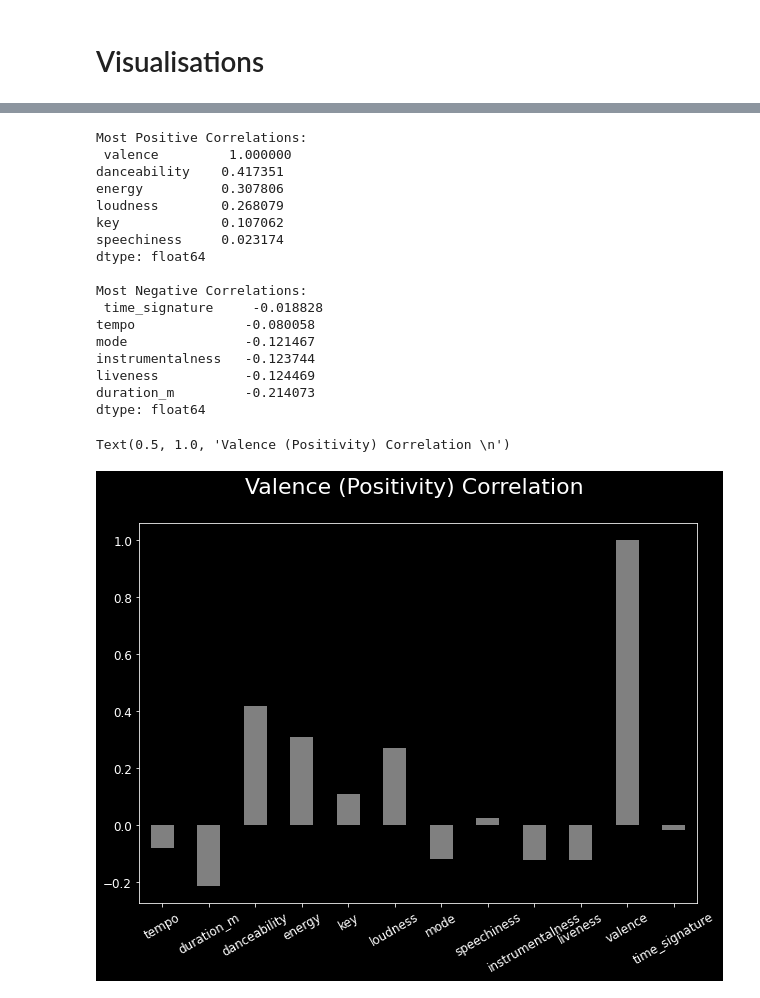
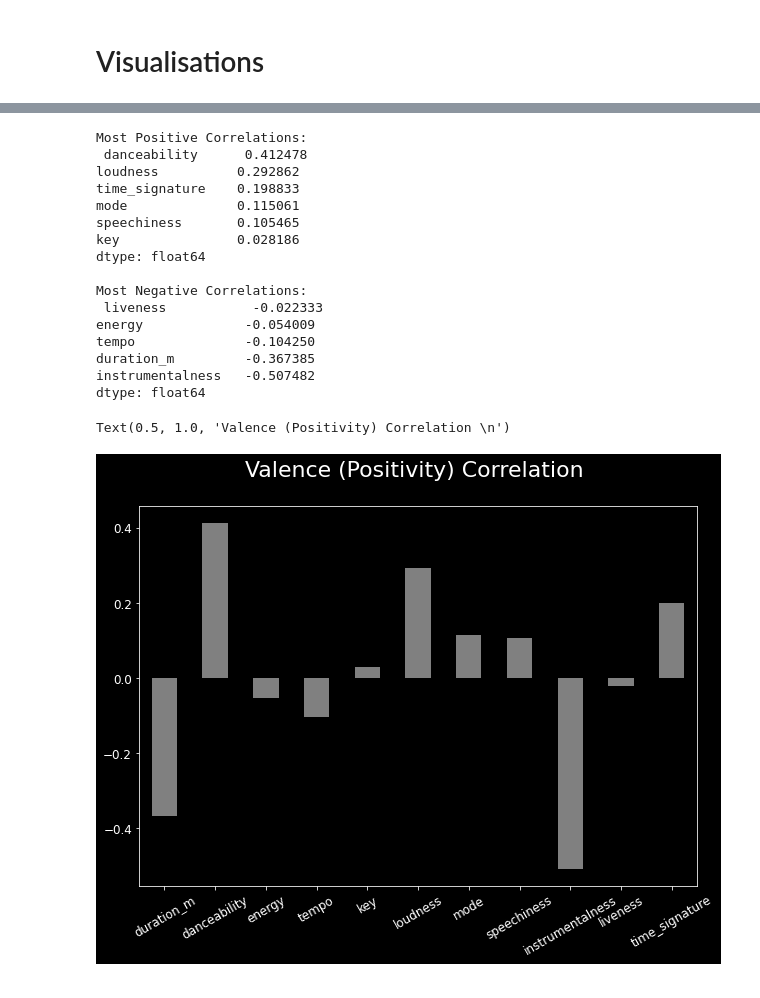
Before and after one commit to deanosmith/SpotifyEDA, a Jupyter notebook: Test.ipynb, the cells around one changed output, grey strips where cells are left out. Cells and saved outputs as stored; diff of their text form; code cells hidden in the pictures.

```diff
--- a/Test.ipynb
+++ b/Test.ipynb
@@ -15,14 +15,21 @@ import seaborn as sb
 import matplotlib.pyplot as mpl
 from spotipy.oauth2 import SpotifyClientCredentials
 # %%
-cid = '5e6fa06773d94f1aac1b0ddb386f638a'
-secret = '286bab21a6e1476da9c8ba2eaa7cdcbb'
+cid = 'client id'
+secret = 'client secret'
 
 client_credentials_manager = SpotifyClientCredentials(client_id=cid, client_secret=secret)
 sp = spotipy.Spotify(client_credentials_manager = client_credentials_manager)
 # %%
-# Playlist Link
-playlist_link = "https://open.spotify.com/playlist/5ABHKGoOzxkaa28ttQV9sE?si=cb97d0c0919449a7"
+# Tops Songs 2020
+# playlist_link = "https://open.spotify.com/playlist/37i9dQZF1EM9DVbOg6CjfI?si=f57f3dbd0c7c4342"
+
+# Tops Songs 2021
+playlist_link = "https://open.spotify.com/playlist/2m7FyVPAKKwu3xfpn49miL?si=c4db6bb449f74d55"
+
+# Tops Songs 2022
+# playlist_link = "https://open.spotify.com/playlist/0rXAPXNnHgU3FUmBhKULXP?si=918768d5124a4a4c"
+
 
 playlist_URI = playlist_link.split("/")[-1].split("?")[0]
 # %%
@@ -318,52 +321,55 @@ Text(0.5, 1.0, 'Tempo Correlation \n')
 # %%
-# ds2 = df[['tempo',
-#             'energy',
-#             'duration_m',
-#             'speechiness',
-#             'danceability'
-#             # 'duration_m',
-#             ]]
-
-ds2 = df
+ds2 = df[["duration_m",
+            "danceability",
+            "energy",
+            "tempo",
+            "key",
+            "loudness",
+            "mode",
+            "speechiness",
+            "instrumentalness",
+            "liveness",
+            # "valence",
+            "time_signature"
+            ]]
 
 correlations = ds2.corrwith(df.valence)
 correlations = correlations[correlations!=1]
 
 positive_correlations = correlations[correlations >0].sort_values(ascending = False)
 negative_correlations =correlations[correlations <0].sort_values(ascending = False)
 
 # Printing values
 print('Most Positive Correlations: \n', positive_correlations)
 print('\nMost Negative Correlations: \n', negative_correlations)
 
 correlations.plot.bar(figsize = (10, 7),
                         fontsize = 12,
                         color = 'grey',
                         rot = 30
                         )
 
 mpl.title('Valence (Positivity) Correlation \n',
             horizontalalignment="center",
             fontstyle = "normal",
             fontsize = "22",
             fontfamily = "sans-serif")
 # %% [output]
 Most Positive Correlations:
- valence         1.000000
-danceability    0.417351
-energy          0.307806
-loudness        0.268079
-key             0.107062
-speechiness     0.023174
+ danceability      0.412478
+loudness          0.292862
+time_signature    0.198833
+mode              0.115061
+speechiness       0.105465
+key               0.028186
 dtype: float64
 
 Most Negative Correlations:
- time_signature     -0.018828
-tempo              -0.080058
-mode               -0.121467
-instrumentalness   -0.123744
-liveness           -0.124469
-duration_m         -0.214073
+ liveness           -0.022333
+energy             -0.054009
+tempo              -0.104250
+duration_m         -0.367385
+instrumentalness   -0.507482
 dtype: float64
 Text(0.5, 1.0, 'Valence (Positivity) Correlation \n')
-[figure, old version]
+[figure, new version]
```
Also changed, not shown: parts of 7 cells of this notebook, 5 other files.
